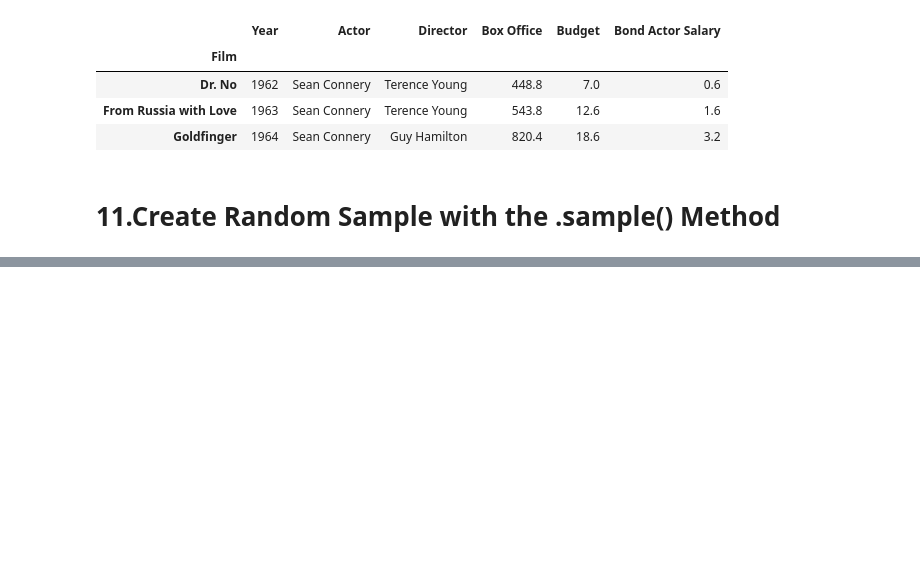
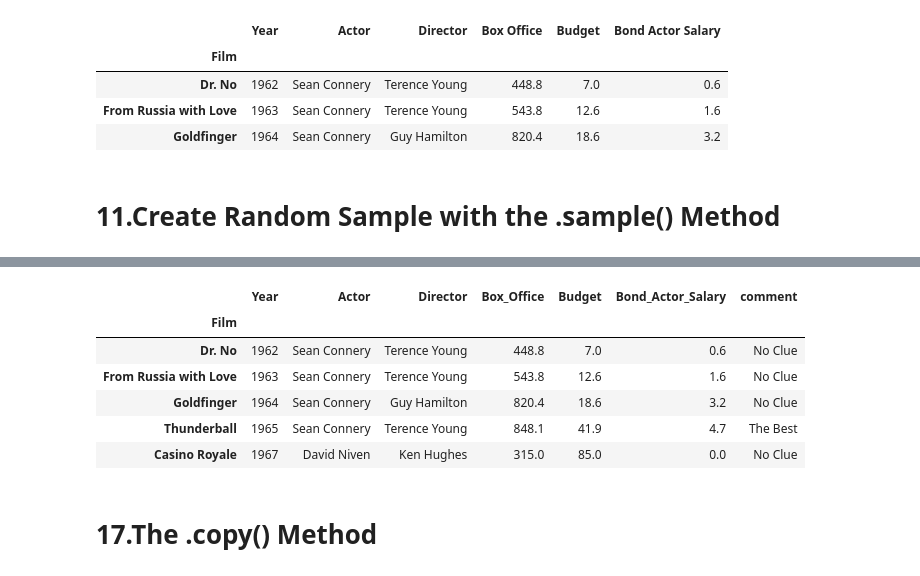
Before and after one commit to saurabhwasule/python-practice, a Jupyter notebook: UD_Data_Analysis_with_Pandas_an_Python/Panda_Dataframe3.ipynb, the cells around one changed output, grey strips where cells are left out. Saved outputs shown, nothing was run; the diff lists cells and outputs as text; code cells hidden in the pictures; blank space fills up the shorter version.

```diff
--- a/UD_Data_Analysis_with_Pandas_an_Python/Panda_Dataframe3.ipynb
+++ b/UD_Data_Analysis_with_Pandas_an_Python/Panda_Dataframe3.ipynb
@@ -436,0 +569,24 @@ bond.sample(axis = 1,n=3) # retrive  3 random column
+# %%
+# The .apply() method applies a Python function on a row-by-row basis in a DataFrame.
+def good_movie(row):
+    actor=row[1]
+    budget=row[4]
+    if actor=="Sean Connery" and budget>40:
+        return "The Best"
+    elif actor=="Roger Moore" and budget>50:
+        return "Enjoyable"
+    else:
+        return "No Clue"
+# %%
+bond["comment"]=bond.apply(good_movie,axis="columns")
+bond.head(5)
+# %% [output]
+|  | Year | Actor | Director | Box_Office | Budget | Bond_Actor_Salary | comment |
+| Film |  |  |  |  |  |  |  |
+| Dr. No | 1962 | Sean Connery | Terence Young | 448.8 | 7.0 | 0.6 | No Clue |
+| From Russia with Love | 1963 | Sean Connery | Terence Young | 543.8 | 12.6 | 1.6 | No Clue |
+| Goldfinger | 1964 | Sean Connery | Guy Hamilton | 820.4 | 18.6 | 3.2 | No Clue |
+| Thunderball | 1965 | Sean Connery | Terence Young | 848.1 | 41.9 | 4.7 | The Best |
+| Casino Royale | 1967 | David Niven | Ken Hughes | 315.0 | 85.0 | 0.0 | No Clue |
+# %% [markdown]
+# 17.The .copy() Method
```
Also changed, not shown: parts of 18 cells of this notebook.
